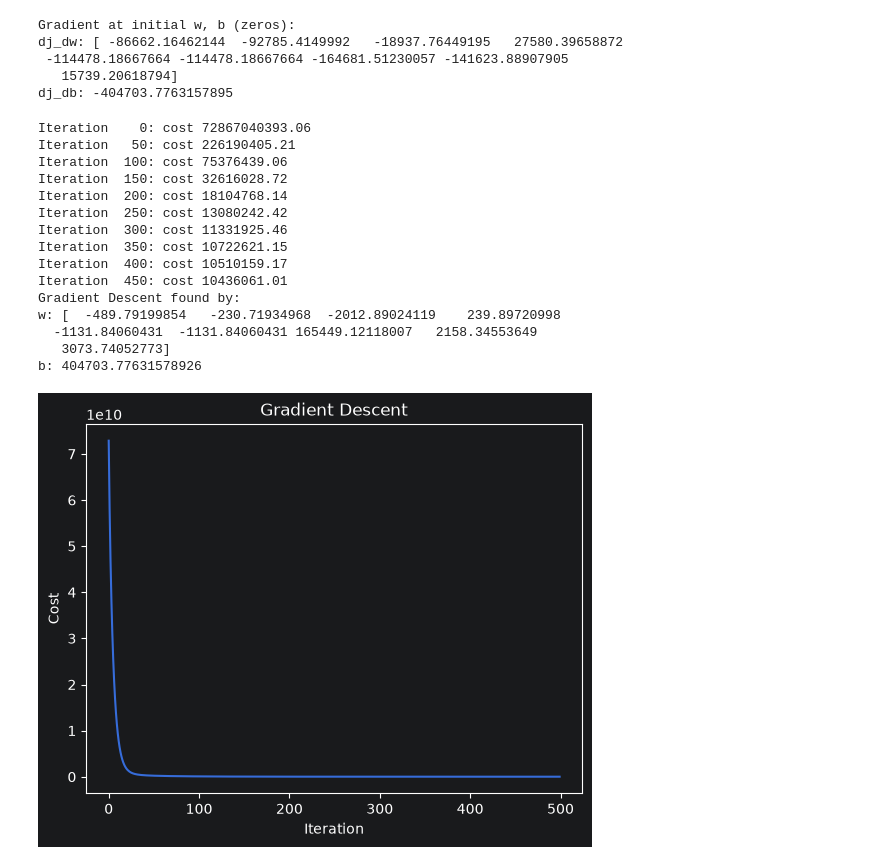
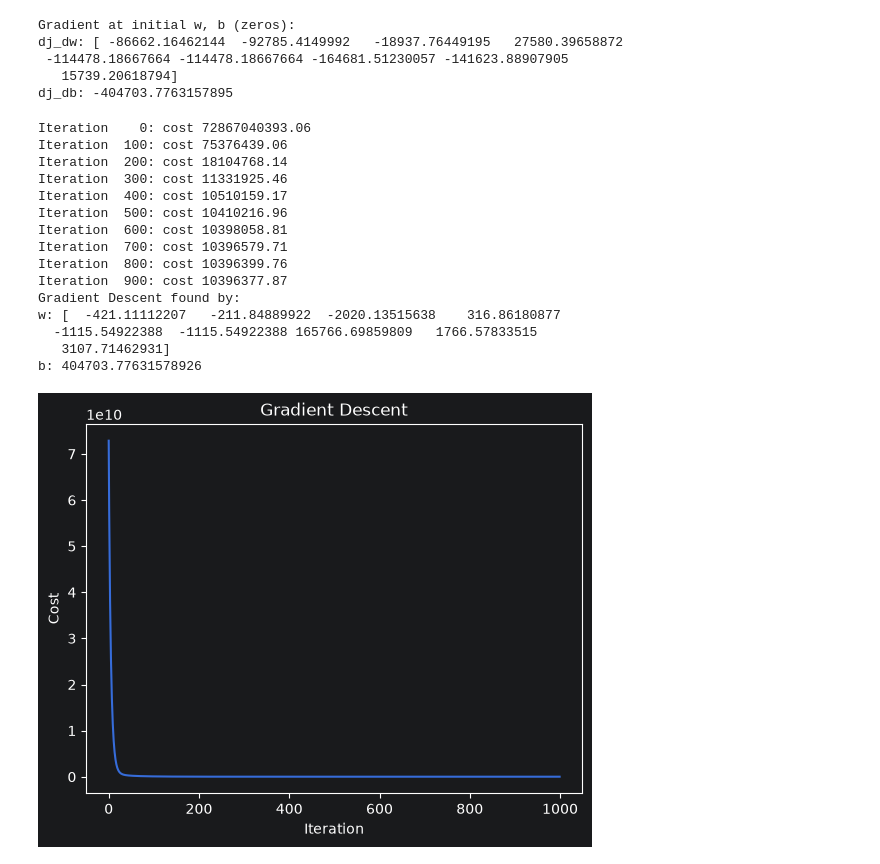
Before and after one commit to CodeCrossWRLD/Houston-Housing-Linear-Regression-2024-, a Jupyter notebook: Houston Housing Regression.ipynb, the cells around one changed output. Saved outputs shown, nothing was run; the diff lists cells and outputs as text; code cells hidden in the pictures.

```diff
--- a/Houston Housing Regression.ipynb
+++ b/Houston Housing Regression.ipynb
@@ -92,8 +92,9 @@ plt.show()
 [figure]
 # %%
 def compute_cost(X, y, w, b):
+    m = len(y)
     err = X @ w + b - y
-    return (err @ err) / (2 * len(y))
+    return (err @ err) / (2 * m)
 
 cost = compute_cost(x_scaled, y_train, w_init, b_init)
 print(cost)
@@ -112,8 +113,8 @@ def compute_gradient(X, y, w, b):
         dj_dw += err * X[i]
         dj_db += err
 
-    dj_dw /= m
-    dj_db /= m
+    dj_dw = (dj_dw / m)
+    dj_db = (dj_db / m)
     return dj_dw, dj_db
 # %%
 tmp_dj_dw, tmp_dj_db = compute_gradient(x_scaled, y_train, w_init, b_init)
@@ -144,35 +145,35 @@ def gradient_descent(X, y, w, b, alpha, num_iters):
     return w, b, cost_history
 # %%
 alpha = 0.1
-iterations = 500
+iterations = 1000
 
-w_final, b_final, cost_history = gradient_descent(
+final_w, final_b, cost_history = gradient_descent(
     x_scaled, y_train, w_init, b_init, alpha, iterations)
 
 print("Gradient Descent found by:")
-print("w:", w_final)
-print("b:", b_final)
+print("w:", final_w)
+print("b:", final_b)
 
 plt.plot(cost_history)
 plt.xlabel("Iteration")
 plt.ylabel("Cost")
 plt.title("Gradient Descent")
 plt.show()
 # %% [output]
 Iteration    0: cost 72867040393.06
-Iteration   50: cost 226190405.21
 Iteration  100: cost 75376439.06
-Iteration  150: cost 32616028.72
 Iteration  200: cost 18104768.14
-Iteration  250: cost 13080242.42
 Iteration  300: cost 11331925.46
-Iteration  350: cost 10722621.15
 Iteration  400: cost 10510159.17
-Iteration  450: cost 10436061.01
+Iteration  500: cost 10410216.96
+Iteration  600: cost 10398058.81
+Iteration  700: cost 10396579.71
+Iteration  800: cost 10396399.76
+Iteration  900: cost 10396377.87
 Gradient Descent found by:
-w: [  -489.79199854   -230.71934968  -2012.89024119    239.89720998
-  -1131.84060431  -1131.84060431 165449.12118007   2158.34553649
-   3073.74052773]
+w: [  -421.11112207   -211.84889922  -2020.13515638    316.86180877
+  -1115.54922388  -1115.54922388 165766.69859809   1766.57833515
+   3107.71462931]
 b: 404703.77631578926
-[figure, old version]
+[figure, new version]
 # %%
```
Also changed, not shown: parts of 2 cells of this notebook.
